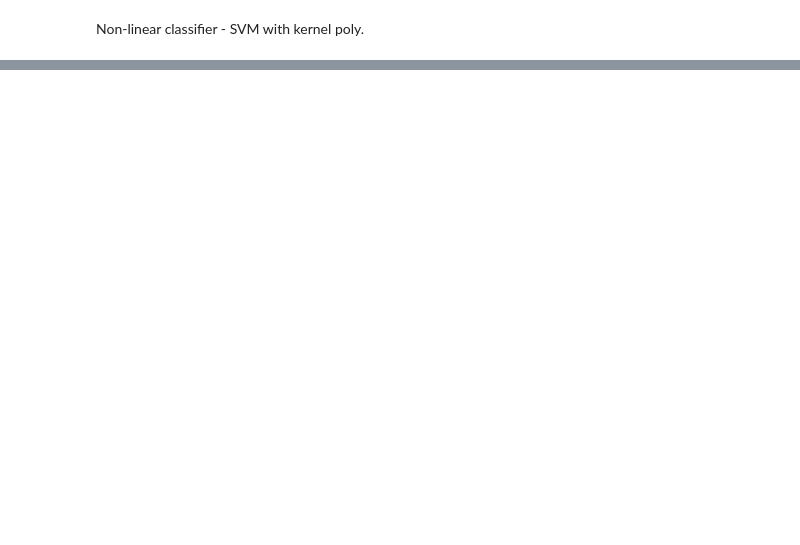
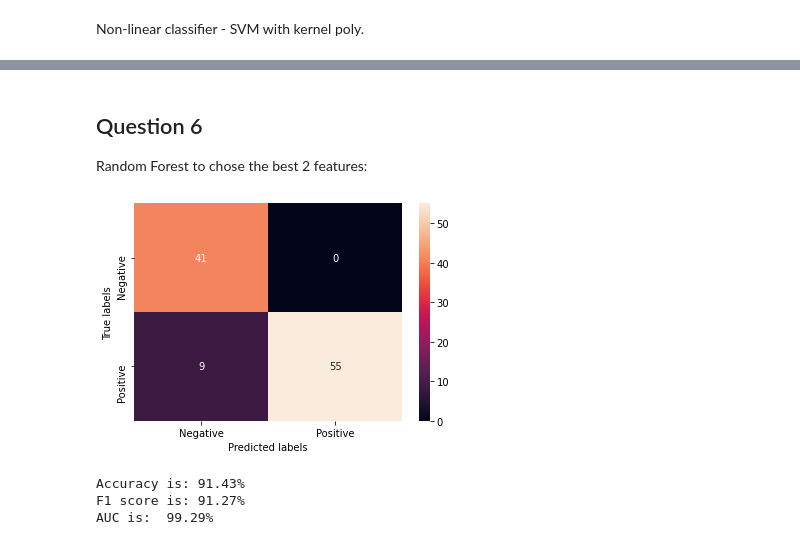
Before and after one commit to mlh-master/hw2_mlh-valeriia-adn-marina, a Jupyter notebook: HW2.ipynb, the cells around one changed output, grey strips where cells are left out. Cells and saved outputs as stored; diff of their text form; code cells hidden in the pictures; blank space fills up the shorter version.

```diff
--- a/HW2.ipynb
+++ b/HW2.ipynb
@@ -1495,0 +550,33 @@ SVM works well with unstructured and semi-structured data such as images and tex
+# %% [markdown]
+## Question 6
+Random Forest to chose the best 2 features:
+# %%
+# Scaling of the Age because here we won't use onehot vector:
+df = data.drop(['Diagnosis'],axis=1)
+Age = df['Age']
+mu = np.mean(Age)
+std = np.std(Age)
+Age -= mu
+Age /= std
+df = df.drop(['Age'], axis=1)
+df.insert(0,'Age',Age, True)
+#Taken from tutorial:
+clf = rfc(n_estimators=10)
+X_train, X_test, y_train, y_test = train_test_split(df, np.ravel(diag_state), test_size=0.2, random_state=10, stratify = np.ravel(diag_state) )
+clf.fit(X_train, y_train)
+y_pred = clf.predict(X_test)
+y_pred_proba_test = clf.predict_proba(X_test)
+cnf_matrix = metrics.confusion_matrix(y_test, y_pred)
+ax = plt.subplot()
+sns.heatmap(cnf_matrix, annot=True, xticklabels=['Negative', 'Positive'],
+            yticklabels=['Negative', 'Positive'])
+ax.set(ylabel='True labels', xlabel='Predicted labels')
+plt.show()
+print("Accuracy is: " + str("{0:.2f}".format(100 * metrics.accuracy_score(y_test, y_pred))) + "%")
+print("F1 score is: " + str("{0:.2f}".format(100 * metrics.f1_score(y_test, y_pred, average='macro'))) + "%")
+print('AUC is:  ' + str("{0:.02f}".format(100*roc_auc_score(y_test, y_pred_proba_test[:, 1]))) + '%')
+# %% [output]
+[figure, added]
+Accuracy is: 91.43%
+F1 score is: 91.27%
+AUC is:  99.29%
```
Also changed, not shown: parts of 70 cells of this notebook, 2 other files.
